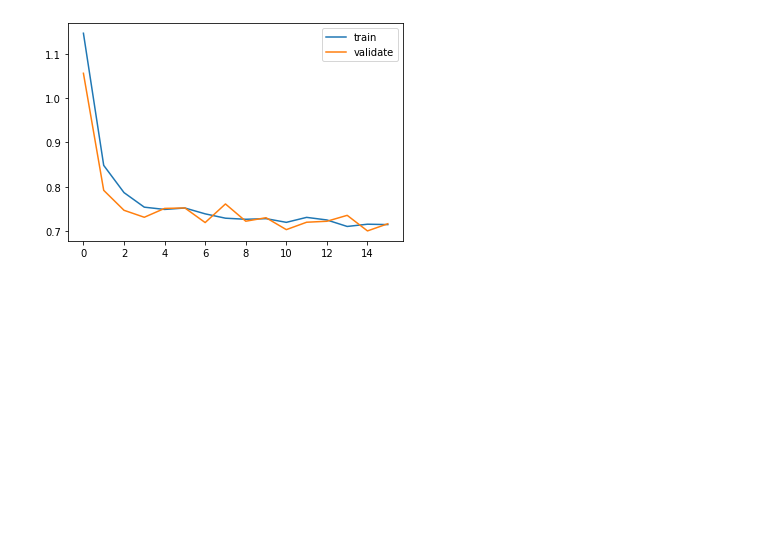
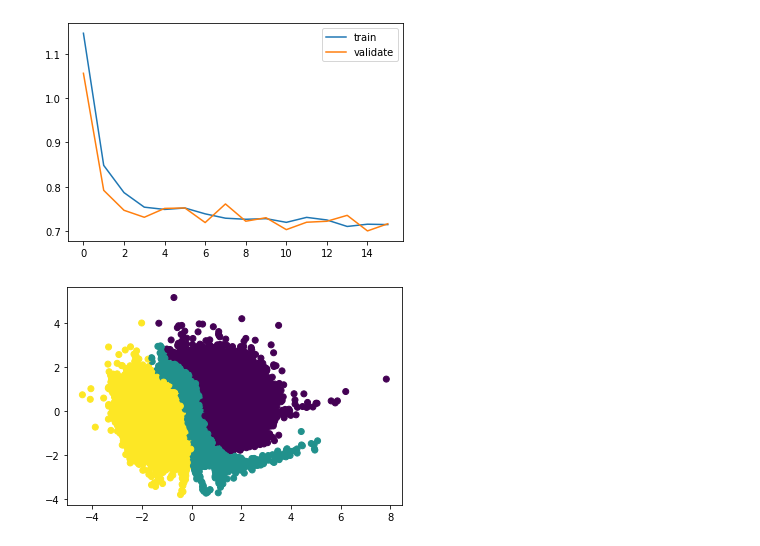
Before and after one commit to Hotckiss/DUL, a Jupyter notebook: hw2_1.ipynb, the cells around one changed output. Drawn from its saved outputs; the diff is of its cells as text; code cells hidden in the pictures; blank space fills up the shorter version.

```diff
--- a/hw2_1.ipynb
+++ b/hw2_1.ipynb
@@ -309,3 +309,10 @@ It: 14 Train loss: 0.7153301 Val loss: 0.70017207
 It: 15 Train loss: 0.7144725 Val loss: 0.71630627
 Test loss: 0.7158950552344322
 [figure]
+# %%
+z, _ = model(X_train)
+z1, z2 = z[:, 0], z[:, 1]
+plt.scatter(z1.detach().numpy(), z2.detach().numpy(), c=y_train)
+plt.show()
+# %% [output]
+[figure, added]
```
